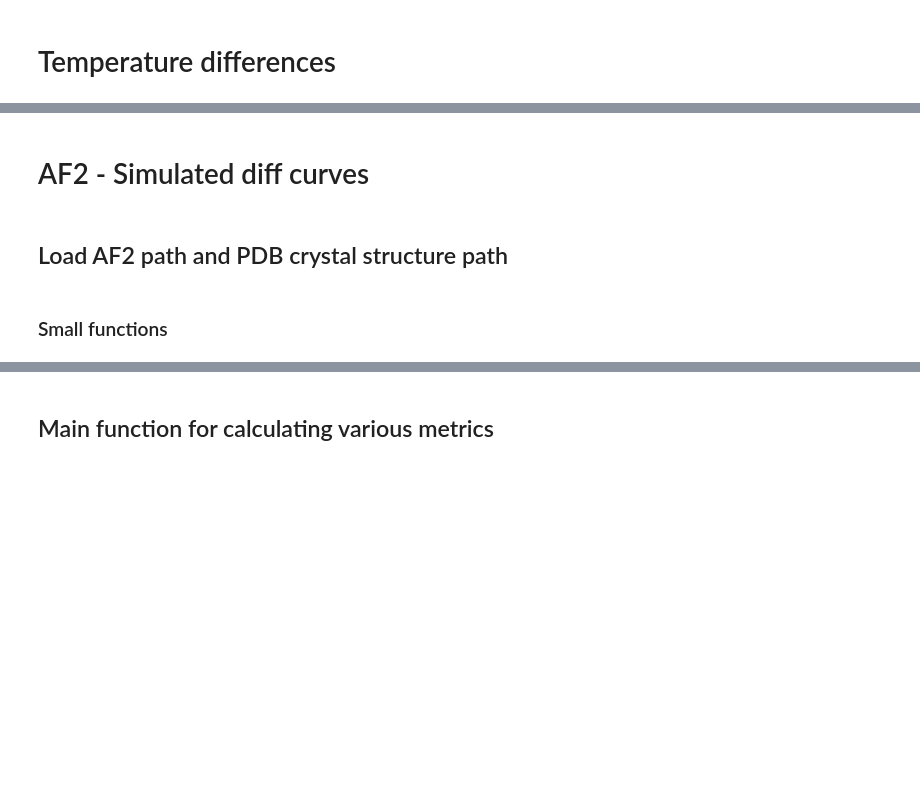
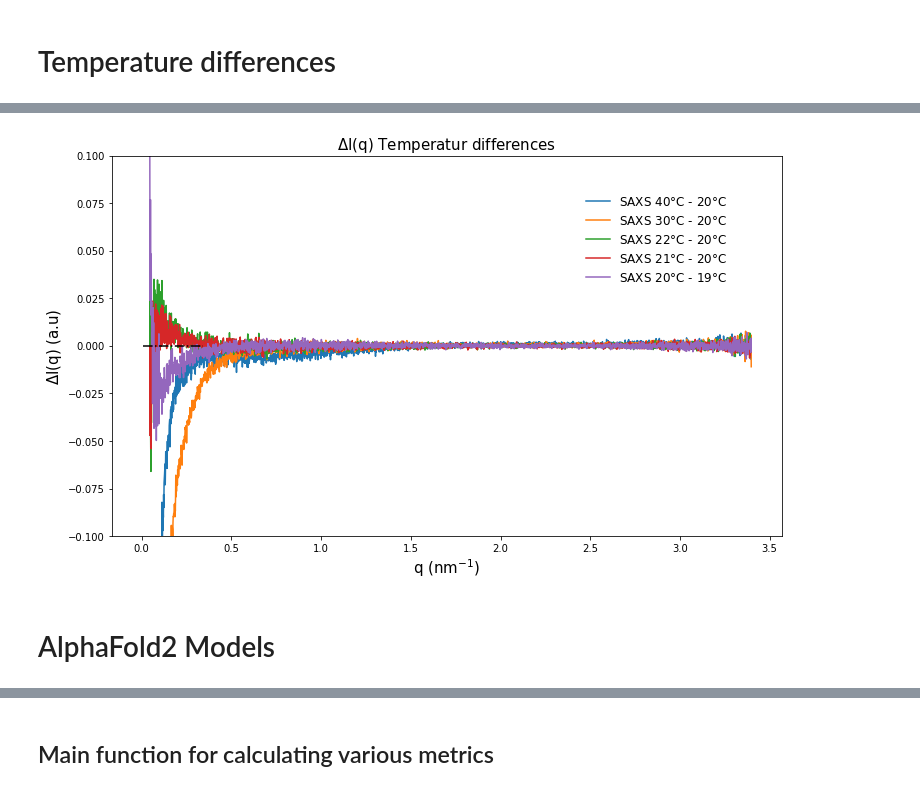
Before and after one commit to LeoMonrroy266/python_course_project, a Jupyter notebook: Analysis.ipynb, the cells around one changed output, grey strips where cells are left out. Drawn from its saved outputs; the diff is of its cells as text; code cells hidden in the pictures; blank space fills up the shorter version.

```diff
--- a/Analysis.ipynb
+++ b/Analysis.ipynb
@@ -186,4 +177,21 @@ def interpolate_curve(q_ref, q,curve):
+# %%
+fig, ax = plt.subplots(1, 1, figsize=(12, 7))
+for data , temp in zip(SAXS_temp, temperatures):
+    if data == SAXS_temp[4]:
+        continue
+    if data == SAXS_temp[-1]:
+        ax.plot(data.q*10,SAXS_temp[4].i-data.i, label=r'SAXS '+str(temperatures[4])+r'$\degree$C - '+str(temp)+r'$\degree$C')
+    else:
+        ax.plot(data.q*10,data.i-SAXS_temp[4].i, label=r'SAXS '+str(temp)+r'$\degree$C - '+str(temperatures[4])+r'$\degree$C')
+ax.legend(loc=(0.7, 0.65), frameon=False, fontsize=12)
+ax.set_title('$\Delta$I(q) Temperatur differences', fontsize=15)
+ax.set_ylabel(r'$\Delta$I(q) (a.u)', fontsize=15)
+ax.set_xlabel(r'q (nm$^{-1}$)', fontsize=15)
+ax.hlines(0, xmin = data.q[0], xmax = 0.34, color='k', linestyle='-.')
+ax.set_ylim([-.1,.1])
+
+plt.show()
+# %% [output]
+[figure, added]
 # %% [markdown]
-# AF2 - Simulated diff curves
+# AlphaFold2 Models
-# %% [markdown]
-## Load AF2 path and PDB crystal structure path
@@ -195,2 +197,0 @@ crysol_q=np.loadtxt(files[0], usecols=1, delimiter=',')
-# %% [markdown]
-### Small functions
```
Also changed, not shown: parts of 39 cells of this notebook, 2 other files.
